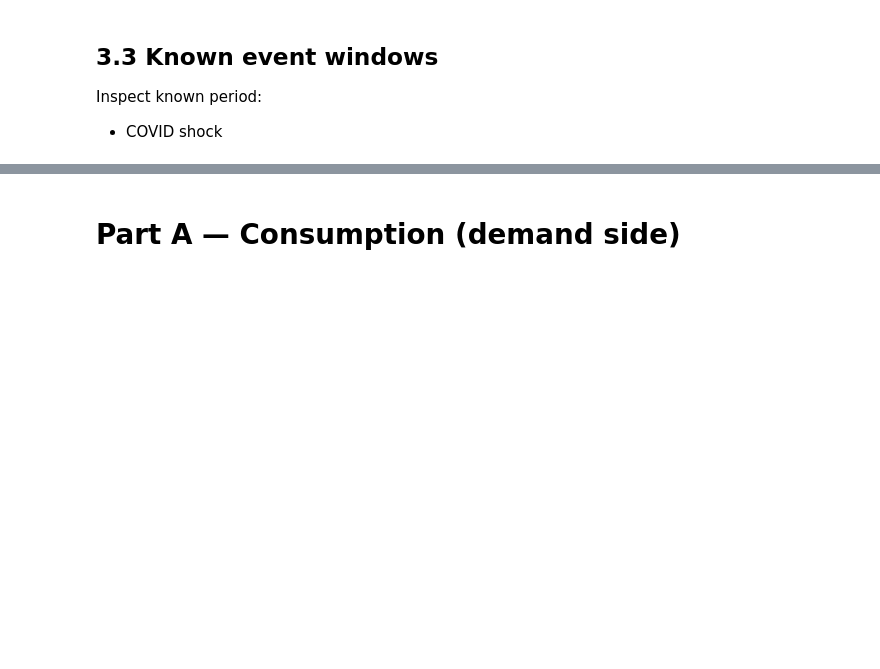
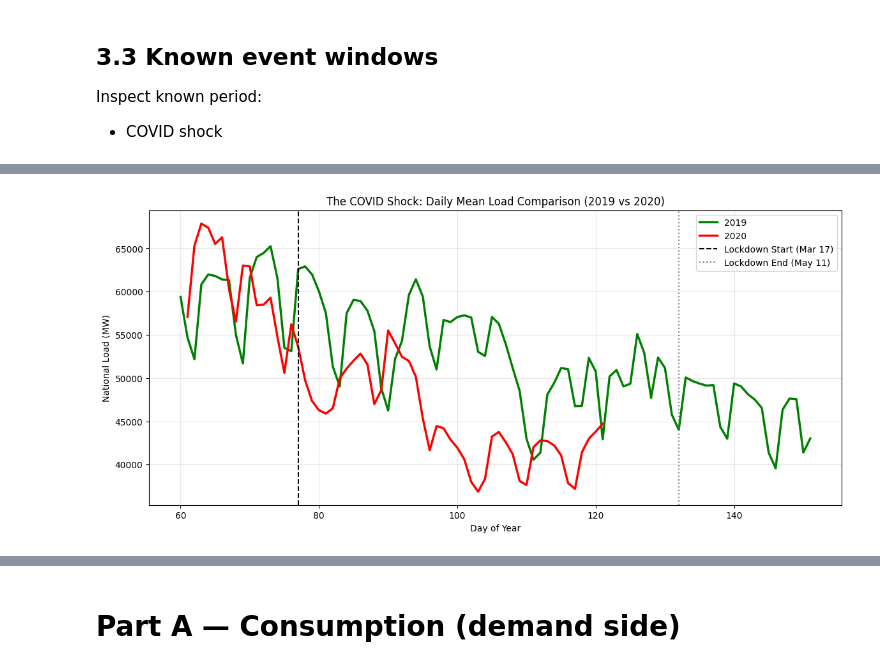
Before and after one commit to quentinbenchetrit/france-grid-stress-prediction, a Jupyter notebook: notebooks/EDA.ipynb, the cells around one changed output, grey strips where cells are left out. Saved outputs shown, nothing was run; the diff lists cells and outputs as text; code cells hidden in the pictures; blank space fills up the shorter version.

Commit message:
eda next graphs

```diff
--- a/notebooks/EDA.ipynb
+++ b/notebooks/EDA.ipynb
@@ -1888,3 +1888,87 @@ Temp Range: -11.0°C to 37.0°C
 
 Inspect known period:
 - COVID shock
+# %%
+import pandas as pd
+import matplotlib.pyplot as plt
+import seaborn as sns
+import glob
+
+def inspect_covid_shock():
+    print(">>> 3.3 KNOWN EVENTS: INSPECTING COVID SHOCK")
+
+    # 1. Load 2019 (Ref) and 2020 (Shock)
+    files = [
+        "../data/interim/consommation/consommation_2019_long_utc.csv",
+        "../data/interim/consommation/consommation_2020_long_utc.csv"
+    ]
+
+    df_list = []
+    for f in files:
+        try:
+            temp = pd.read_csv(f)
+            # Handle potential column name variations
+            date_col = 'datetime' if 'datetime' in temp.columns else 'start_date'
+            val_col = 'load_mw' if 'load_mw' in temp.columns else 'consumption_mw'
+
+            temp = temp[[date_col, val_col]].rename(columns={date_col: 'ts', val_col: 'mw'})
+            temp['ts'] = pd.to_datetime(temp['ts'], utc=True)
+            df_list.append(temp)
+        except Exception as e:
+            print(f"Error loading {f}: {e}")
+            return
+
+    df = pd.concat(df_list)
+
+    # 2. Filter for the First Lockdown Window (Spring)
+    # Lockdown 1 France: March 17 - May 11, 2020
+    # We take a slightly wider window to see the "Before" and "After"
+    start_date = "03-01"
+    end_date = "06-01"
+
+    # Extract Day of Year for alignment
+    df['doy'] = df['ts'].dt.dayofyear
+    df['year'] = df['ts'].dt.year
+
+    # Filter restricted window (Day of year approx 60 to 153)
+    # 2020 is a leap year, so we align loosely on DOY
+    mask = (df['ts'].dt.month >= 3) & (df['ts'].dt.month <= 5)
+    df_zoom = df[mask].copy()
+
+    # 3. Visualization
+    plt.figure(figsize=(14, 6))
+
+    # Pivot for plotting: Index=DOY, Columns=Year
+    # We resample to Daily Mean to clear up the noise
+    daily = df_zoom.groupby(['year', 'doy'])['mw'].mean().reset_index()
+
+    sns.lineplot(data=daily, x='doy', y='mw', hue='year', palette={2019: 'green', 2020: 'red'}, linewidth=2.5)
+
+    # Annotation for Lockdown Start
+    # March 17 is approx DOY 77
+    plt.axvline(x=77, color='black', linestyle='--', label='Lockdown Start (Mar 17)')
+    plt.axvline(x=132, color='gray', linestyle=':', label='Lockdown End (May 11)')
+
+    plt.title("The COVID Shock: Daily Mean Load Comparison (2019 vs 2020)")
+    plt.ylabel("National Load (MW)")
+    plt.xlabel("Day of Year")
+    plt.legend()
+    plt.grid(True, alpha=0.3)
+    plt.show()
+
+    # 4. Quantify the Drop
+    # Compare average load during the core lockdown (April)
+    april_2019 = daily[(daily['year']==2019) & (daily['doy'] >= 92) & (daily['doy'] <= 120)]['mw'].mean()
+    april_2020 = daily[(daily['year']==2020) & (daily['doy'] >= 92) & (daily['doy'] <= 120)]['mw'].mean()
+
+    drop_mw = april_2019 - april_2020
+    drop_pct = (drop_mw / april_2019) * 100
+
+    print(f"--- Impact Analysis (April Average) ---")
+    print(f"2019 Load: {april_2019:,.0f} MW")
+    print(f"2020 Load: {april_2020:,.0f} MW")
+    print(f"Destruction: -{drop_mw:,.0f} MW (-{drop_pct:.2f}%)")
+    print("CONCLUSION: This period represents a structural break and must be flagged or excluded.")
+
+inspect_covid_shock()
+# %% [output]
@@ -1890,0 +1976 @@ Inspect known period:
+[figure, added]
```
Also changed, not shown: parts of 14 cells of this notebook.
